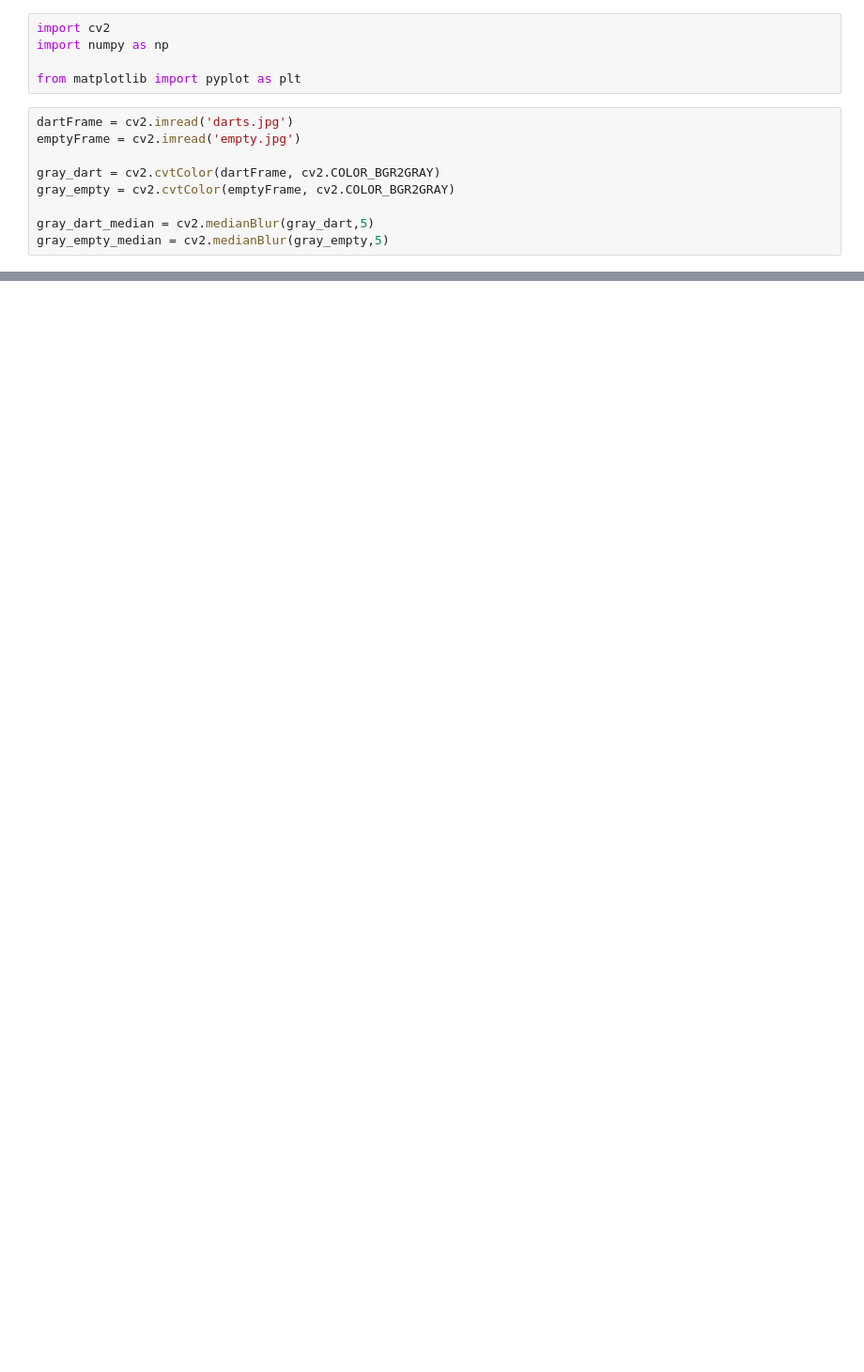
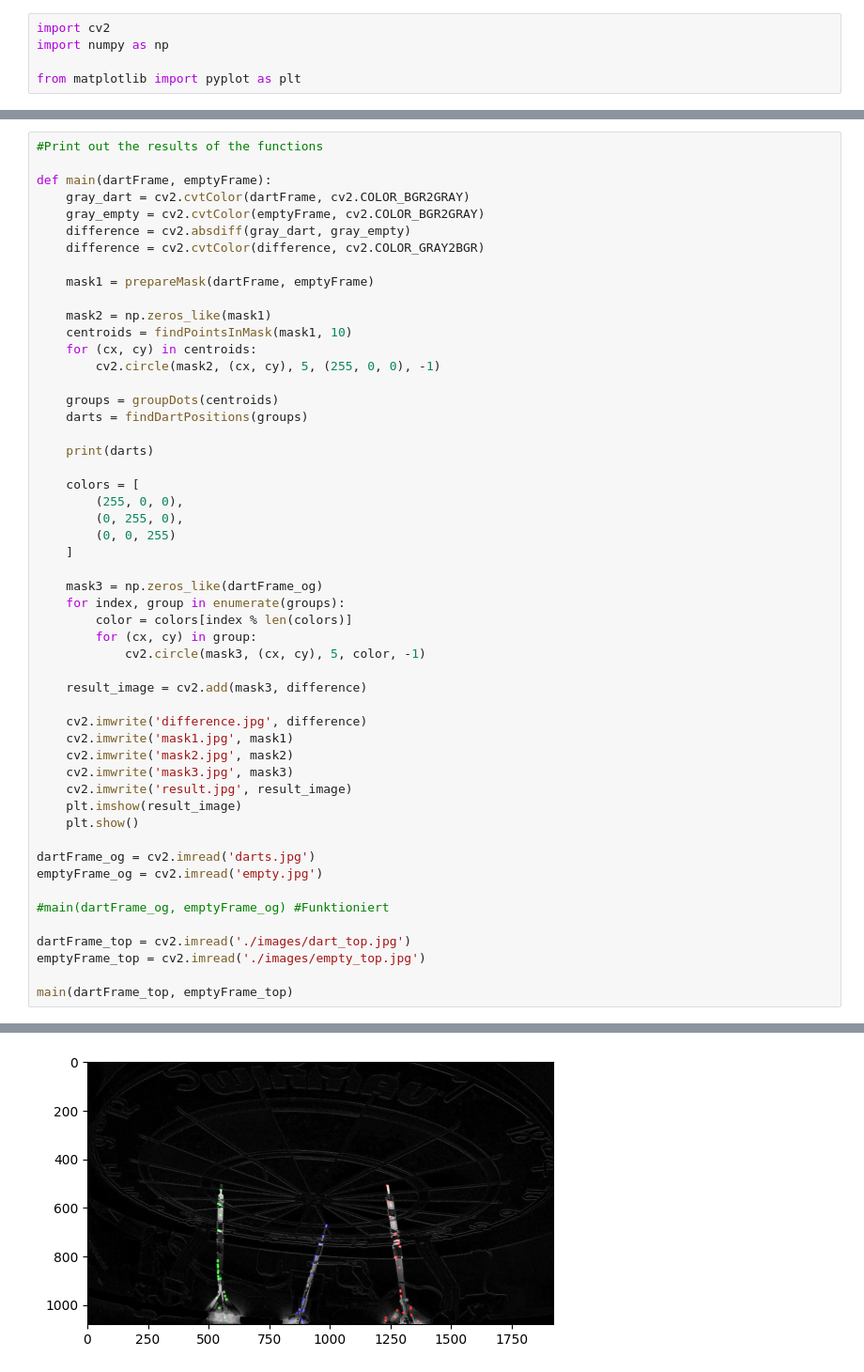
Before and after one commit to MobMonRob/automatedDartStudien, a Jupyter notebook: tracker/experiments/test.ipynb, the cells around one changed output, grey strips where cells are left out. Shown at 94% size. Drawn from its saved outputs; the diff is of its cells as text; blank space fills up the shorter version.

Commit message:
First tracking works and can detect the accurate positions of darts

```diff
--- a/tracker/experiments/test.ipynb
+++ b/tracker/experiments/test.ipynb
@@ -3,13 +3,4 @@ import cv2
 import numpy as np
 
 from matplotlib import pyplot as plt
-# %%
-dartFrame = cv2.imread('darts.jpg')
-emptyFrame = cv2.imread('empty.jpg')
-
-gray_dart = cv2.cvtColor(dartFrame, cv2.COLOR_BGR2GRAY)
-gray_empty = cv2.cvtColor(emptyFrame, cv2.COLOR_BGR2GRAY)
-
-gray_dart_median = cv2.medianBlur(gray_dart,5)
-gray_empty_median = cv2.medianBlur(gray_empty,5)
 # %%
@@ -146,0 +103,53 @@ plt.show()
+# %%
+#Print out the results of the functions
+
+def main(dartFrame, emptyFrame):
+    gray_dart = cv2.cvtColor(dartFrame, cv2.COLOR_BGR2GRAY)
+    gray_empty = cv2.cvtColor(emptyFrame, cv2.COLOR_BGR2GRAY)
+    difference = cv2.absdiff(gray_dart, gray_empty)
+    difference = cv2.cvtColor(difference, cv2.COLOR_GRAY2BGR)
+
+    mask1 = prepareMask(dartFrame, emptyFrame)
+
+    mask2 = np.zeros_like(mask1)
+    centroids = findPointsInMask(mask1, 10)
+    for (cx, cy) in centroids:
+        cv2.circle(mask2, (cx, cy), 5, (255, 0, 0), -1)
+
+    groups = groupDots(centroids)
+    darts = findDartPositions(groups)
+
+    print(darts)
+
+    colors = [
+        (255, 0, 0),
+        (0, 255, 0),
+        (0, 0, 255)
+    ]
+
+    mask3 = np.zeros_like(dartFrame_og)
+    for index, group in enumerate(groups):
+        color = colors[index % len(colors)]
+        for (cx, cy) in group:
+            cv2.circle(mask3, (cx, cy), 5, color, -1)
+
+    result_image = cv2.add(mask3, difference)
+
+    cv2.imwrite('difference.jpg', difference)
+    cv2.imwrite('mask1.jpg', mask1)
+    cv2.imwrite('mask2.jpg', mask2)
+    cv2.imwrite('mask3.jpg', mask3)
+    cv2.imwrite('result.jpg', result_image)
+    plt.imshow(result_image)
+    plt.show()
+
+dartFrame_og = cv2.imread('darts.jpg')
+emptyFrame_og = cv2.imread('empty.jpg')
+
+#main(dartFrame_og, emptyFrame_og) #Funktioniert
+
+dartFrame_top = cv2.imread('./images/dart_top.jpg')
+emptyFrame_top = cv2.imread('./images/empty_top.jpg')
+
+main(dartFrame_top, emptyFrame_top)
+# %% [output]
@@ -146,0 +157 @@ plt.show()
+[figure, added]
```
Also changed, not shown: parts of 3 cells of this notebook, 5 other files.
